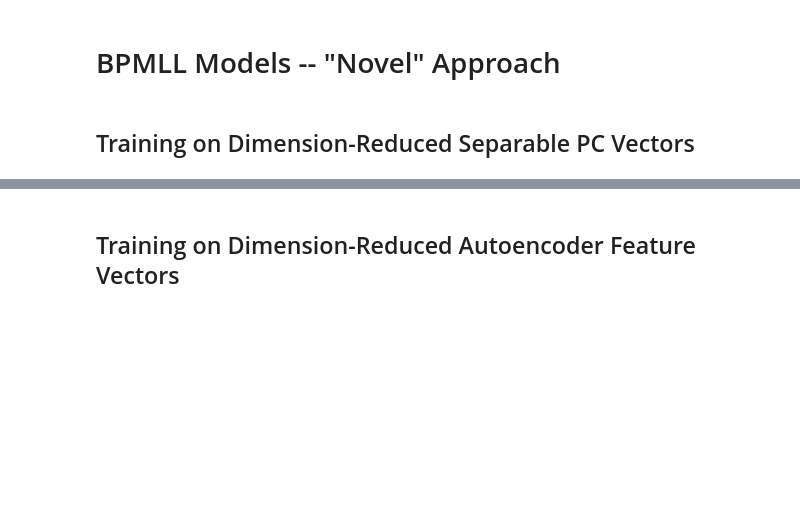
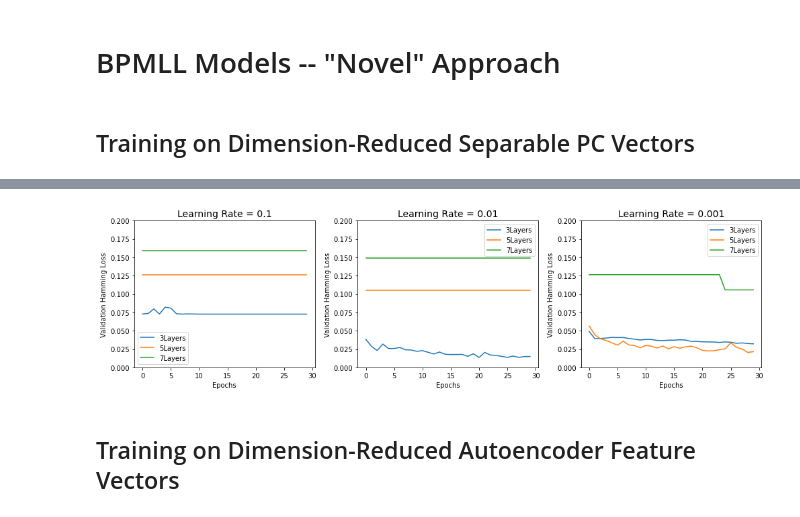
Before and after one commit to BobbyLumpkin/Multilabel-Text-Classification, a Jupyter notebook: Deep Learning Models/FF Models/FF_Models_Training.ipynb, the cells around one changed output, grey strips where cells are left out. Cells and saved outputs as stored; diff of their text form; code cells hidden in the pictures; blank space fills up the shorter version.

Commit message:
Added FF grid search over lr and complexity -- cleaned up cache

```diff
--- a/Deep Learning Models/FF Models/FF_Models_Training.ipynb
+++ b/Deep Learning Models/FF Models/FF_Models_Training.ipynb
@@ -340,2 +273,40 @@ _________________________________________________________________
+# %%
+## (NOTE: IF RUNNING PREVIOUS CELL, SKIP THIS CELL) -- Load training histories
+histories = np.load(path_to_training_histories_cache + "/history_bpmll_FF_sepPCs.npz", allow_pickle = True)
+history_cols = ['loss', 'hamming_loss', 'val_loss', 'val_hamming_loss']
+for learning_rate in learning_rates_list:
+    for num_layers in num_layers_list:
+        history_name = f"model_{num_layers}_sepPCs_bpmll_{learning_rate}" + 'history_df'
+        history_name = history_name.replace('.', '')
+        exec_string = f"{history_name} = histories['{history_name}']"
+        exec(exec_string)
+        exec_string2 = f"{history_name} = pd.DataFrame({history_name}, columns = history_cols)"
+        exec(exec_string2)
+# %%
+## Visualize the 'val_hamming_loss' histories for each model by learning rate
+fig = plt.figure(figsize = (14, 4))
+i = 1
+for learning_rate in learning_rates_list:
+    for num_layers in num_layers_list:
+        history_name = f"model_{num_layers}_sepPCs_bpmll_{learning_rate}" + 'history_df'
+        history_name = history_name.replace('.', '')
+        val_loss_name = f"model_{num_layers}_val_hamming_loss"
+        val_loss_name = val_loss_name.replace('.', '')
+        exec(val_loss_name + ' = ' + history_name + '.val_hamming_loss')
+
+    subplot_string = f"""ax{i} = fig.add_subplot(13{i})
+ax{i}.plot(model_3_val_hamming_loss, label = str(3) + 'Layers')
+ax{i}.plot(model_5_val_hamming_loss, label = str(5) + 'Layers')
+ax{i}.plot(model_7_val_hamming_loss, label = str(7) + 'Layers')
+ax{i}.set_ylim(0, 0.20)
+ax{i}.set_xlabel('Epochs')
+ax{i}.set_ylabel('Validation Hamming Loss')
+ax{i}.legend()
+ax{i}.set_title('Learning Rate = ' + str({learning_rate}), fontsize = 14)"""
+    exec(subplot_string)
+    i += 1
+fig.tight_layout()
+# %% [output]
+[figure, added]
 # %%
 ## (CAUTION: DO NOT OVERWRITE EXISTING FILES) -- Convert training history to dataframe and write to a .json file
```
Also changed, not shown: parts of 10 cells of this notebook, 4 other files.
